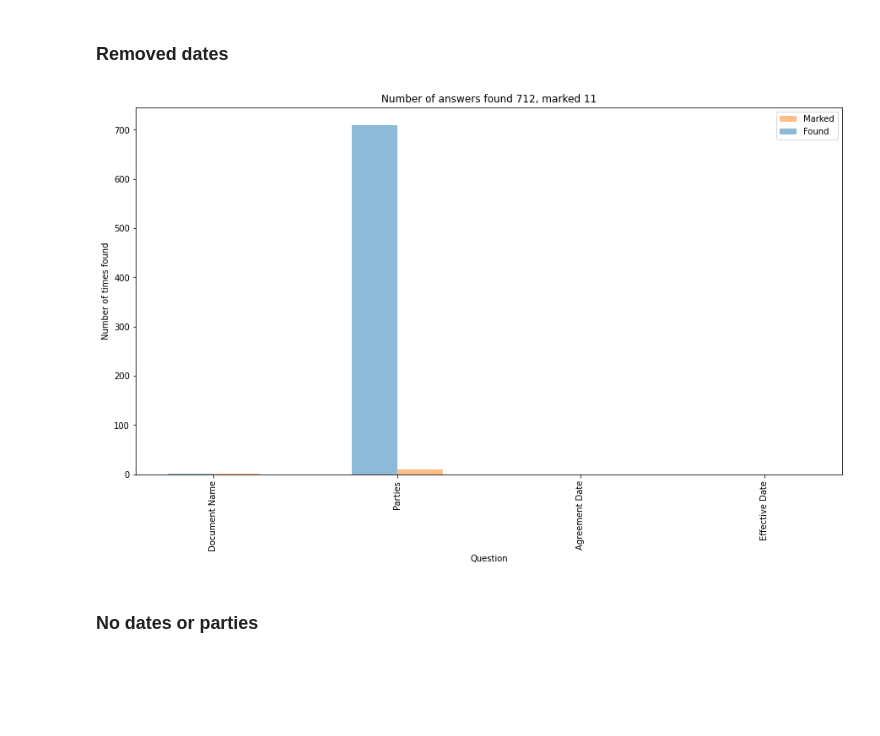
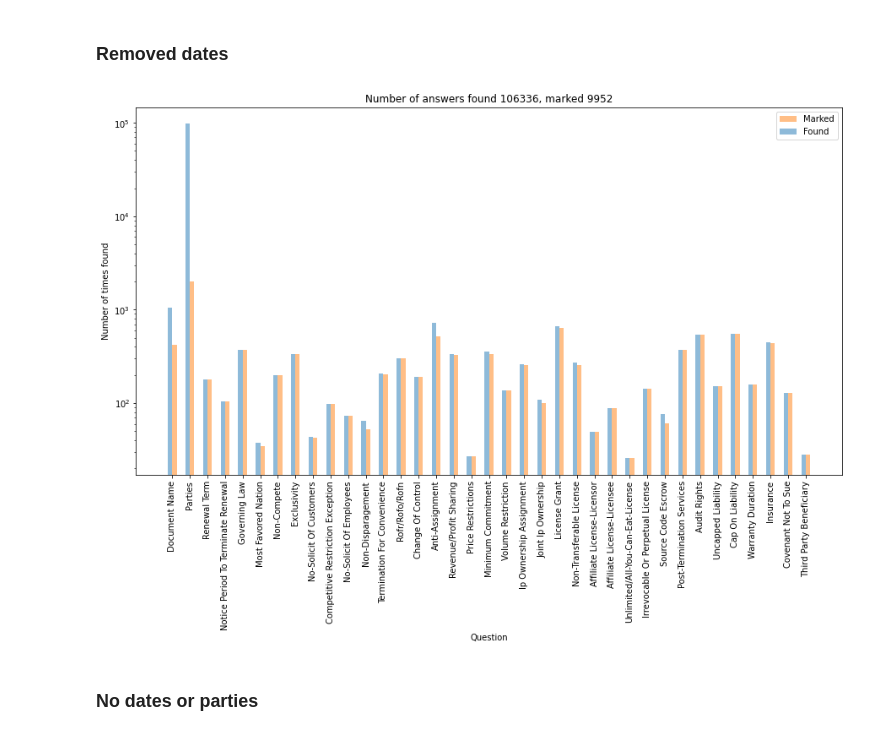
Before and after one commit to gustavhartz/transformers-legal-tasks, a Jupyter notebook: notebooks/Answer Occurence Analysis.ipynb, the cells around one changed output. Cells and saved outputs as stored; diff of their text form; code cells hidden in the pictures; blank space fills up the shorter version.

```diff
--- a/notebooks/Answer Occurence Analysis.ipynb
+++ b/notebooks/Answer Occurence Analysis.ipynb
@@ -288,7 +292,7 @@ for contract in data['data']:
 
             answers_set = set()
             for answer in answers:
-                temp = [(m.start(),answer['text']) for m in re.finditer(answer['text'], context)]
+                temp = [(m.start(),answer['text']) for m in re.finditer(re.escape(answer['text']), context)]
                 for x in temp:
                     answers_set.add(x)
 
@@ -334,7 +340,7 @@ with open('../data/train_extra_ans_all.json', 'w') as outfile:
 # %% [markdown]
 ### Removed dates
 # %%
-with open('../data/train_full.json') as json_file:
+with open('../data/train.json') as json_file:
     data = json.load(json_file)
 # %%
 contract_data = {}
@@ -345,18 +351,18 @@ for contract in data['data']:
         for qa in para['qas']:
             question = qa['question']
 
-            if question not in contract_contrast:
-                contract_contrast[question] = [0,0]
-
             # Skip date questions
             if "date" in question:
                 continue
+
+            if question not in contract_contrast:
+                contract_contrast[question] = [0,0]
 
             answers = qa['answers']
 
             answers_set = set()
             for answer in answers:
-                temp = [(m.start(),answer['text']) for m in re.finditer(answer['text'], context)]
+                temp = [(m.start(),answer['text']) for m in re.finditer(re.escape(answer['text']), context)]
                 for x in temp:
                     answers_set.add(x)
 
@@ -370,28 +376,29 @@ for contract in data['data']:
 # %%
 X = contract_contrast.keys()
 X_short = [x.split('"')[1] for x in list(X)]
 Y_Found = [contract_contrast[x][1] for x in X]
 Y_Marked = [contract_contrast[x][0] for x in X]
 
 
 fig = plt.figure()
 ax = fig.add_subplot(111)
 fig.set_figheight(8)
 fig.set_figwidth(15)
 ind = np.arange(len(X_short))  # the x locations for the groups
 width = 0.25      # the width of the bars
 
 bar_found =ax.bar(ind, Y_Found, align='center', alpha=0.5, width=width)
 bar_marked = ax.bar(ind + width , Y_Marked, align='center', alpha=0.5, width=width)
 ax.set_ylabel('Number of times found')
 ax.set_xlabel('Question')
 ax.set_xticks(ind + width / 2, rotation=90)
 ax.set_xticklabels( X_short, rotation=90)
+plt.yscale("log")
 plt.title(f'Number of answers found {sum(Y_Found)}, marked {sum(Y_Marked)}')
 plt.legend( (bar_marked, bar_found), ('Marked','Found') )
 plt.show()
 # %% [output]
-[figure, old version]
+[figure, new version]
 # %%
 # Dump to json
 with open('../data/train_extra_ans_no_dates.json', 'w') as outfile:
```
Also changed, not shown: parts of 7 cells of this notebook.
